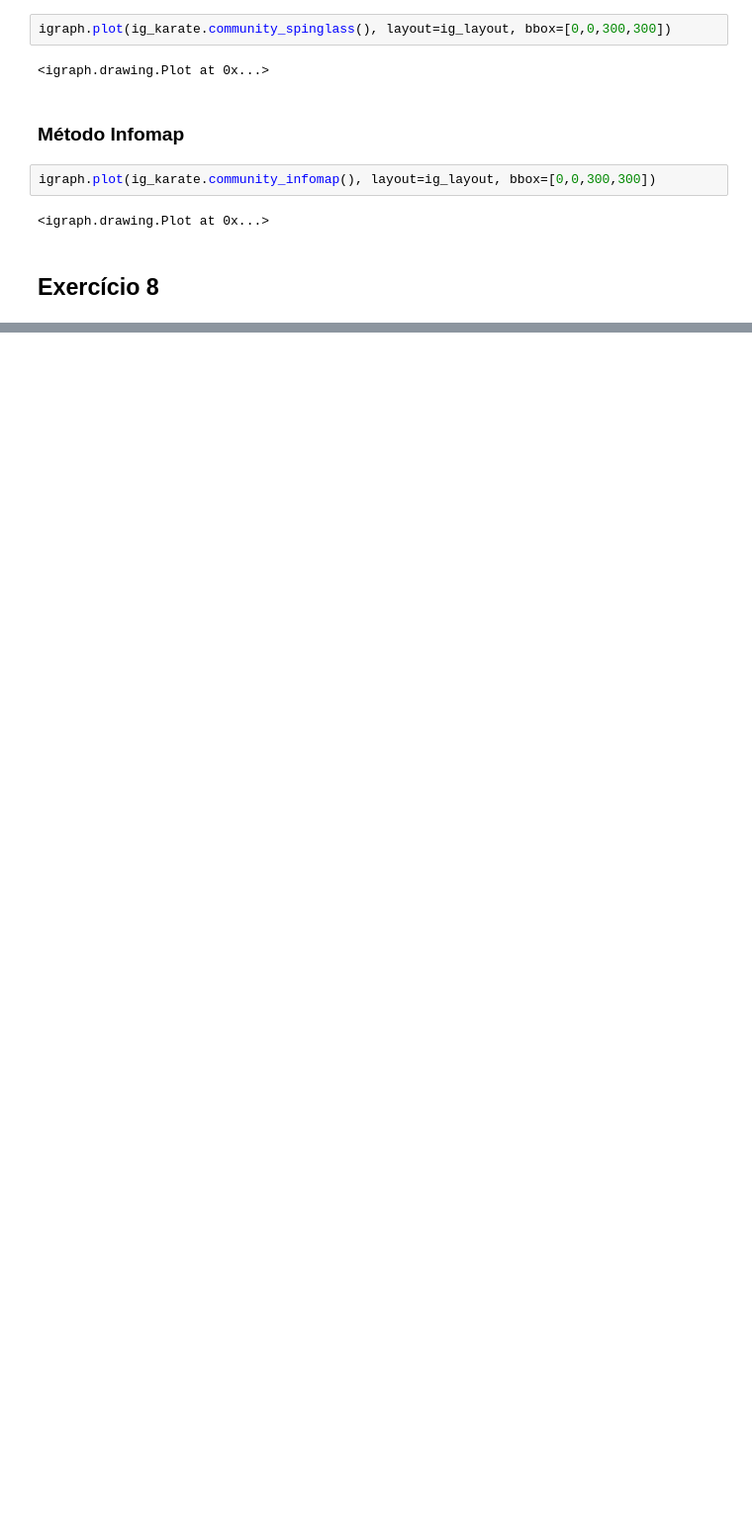
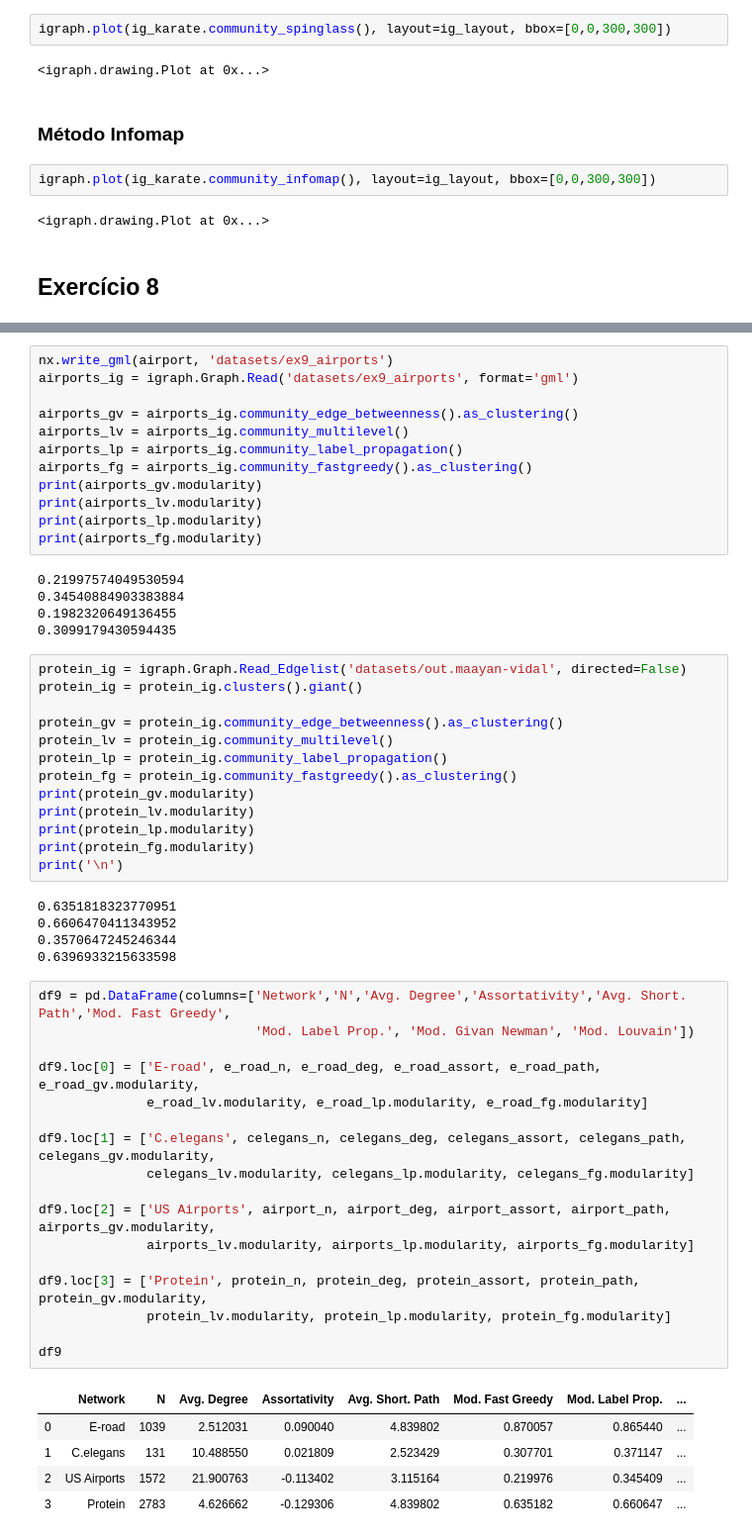
Before and after one commit to guimilan/redes_complexas, a Jupyter notebook: Lista2.ipynb, the cells around one changed output, grey strips where cells are left out. Shown at 99% size. Saved outputs shown, nothing was run; the diff lists cells and outputs as text; blank space fills up the shorter version.

```diff
--- a/Lista2.ipynb
+++ b/Lista2.ipynb
@@ -724,0 +861,58 @@ igraph.plot(g_02, layout=pos_02, bbox=[0, 0, 300, 300])
+# %%
+nx.write_gml(airport, 'datasets/ex9_airports')
+airports_ig = igraph.Graph.Read('datasets/ex9_airports', format='gml')
+
+airports_gv = airports_ig.community_edge_betweenness().as_clustering()
+airports_lv = airports_ig.community_multilevel()
+airports_lp = airports_ig.community_label_propagation()
+airports_fg = airports_ig.community_fastgreedy().as_clustering()
+print(airports_gv.modularity)
+print(airports_lv.modularity)
+print(airports_lp.modularity)
+print(airports_fg.modularity)
+# %% [output]
+0.21997574049530594
+0.34540884903383884
+0.1982320649136455
+0.3099179430594435
+# %%
+protein_ig = igraph.Graph.Read_Edgelist('datasets/out.maayan-vidal', directed=False)
+protein_ig = protein_ig.clusters().giant()
+
+protein_gv = protein_ig.community_edge_betweenness().as_clustering()
+protein_lv = protein_ig.community_multilevel()
+protein_lp = protein_ig.community_label_propagation()
+protein_fg = protein_ig.community_fastgreedy().as_clustering()
+print(protein_gv.modularity)
+print(protein_lv.modularity)
+print(protein_lp.modularity)
+print(protein_fg.modularity)
+print('\n')
+# %% [output]
+0.6351818323770951
+0.6606470411343952
+0.3570647245246344
+0.6396933215633598
+# %%
+df9 = pd.DataFrame(columns=['Network','N','Avg. Degree','Assortativity','Avg. Short. Path','Mod. Fast Greedy',
+                            'Mod. Label Prop.', 'Mod. Givan Newman', 'Mod. Louvain'])
+
+df9.loc[0] = ['E-road', e_road_n, e_road_deg, e_road_assort, e_road_path, e_road_gv.modularity,
+              e_road_lv.modularity, e_road_lp.modularity, e_road_fg.modularity]
+
+df9.loc[1] = ['C.elegans', celegans_n, celegans_deg, celegans_assort, celegans_path, celegans_gv.modularity,
+              celegans_lv.modularity, celegans_lp.modularity, celegans_fg.modularity]
+
+df9.loc[2] = ['US Airports', airport_n, airport_deg, airport_assort, airport_path, airports_gv.modularity,
+              airports_lv.modularity, airports_lp.modularity, airports_fg.modularity]
+
+df9.loc[3] = ['Protein', protein_n, protein_deg, protein_assort, protein_path, protein_gv.modularity,
+              protein_lv.modularity, protein_lp.modularity, protein_fg.modularity]
+
+df9
+# %% [output]
+|  | Network | N | Avg. Degree | Assortativity | Avg. Short. Path | Mod. Fast Greedy | Mod. Label Prop. | ... |
+| 0 | E-road | 1039 | 2.512031 | 0.090040 | 4.839802 | 0.870057 | 0.865440 | ... |
+| 1 | C.elegans | 131 | 10.488550 | 0.021809 | 2.523429 | 0.307701 | 0.371147 | ... |
+| 2 | US Airports | 1572 | 21.900763 | -0.113402 | 3.115164 | 0.219976 | 0.345409 | ... |
+| 3 | Protein | 2783 | 4.626662 | -0.129306 | 4.839802 | 0.635182 | 0.660647 | ... |
```
Also changed, not shown: parts of 22 cells of this notebook, 3 other files.
